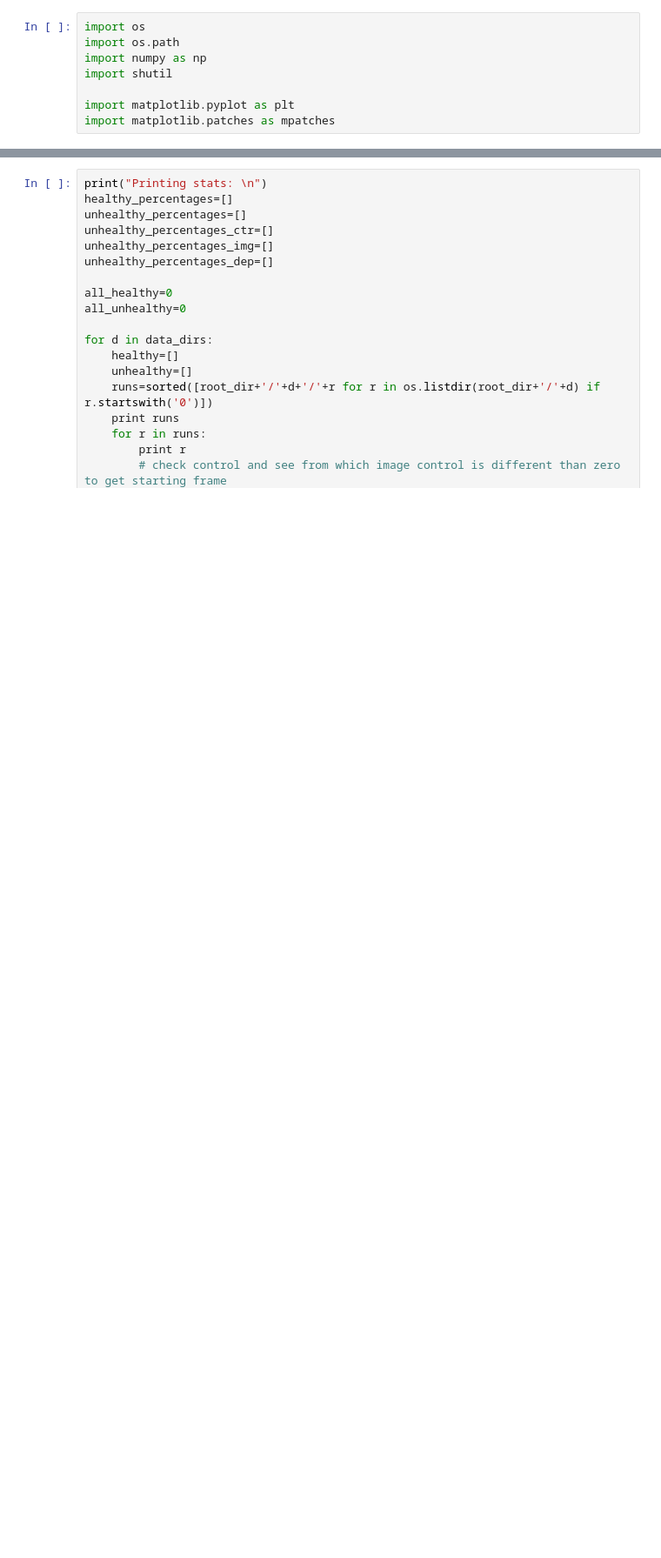
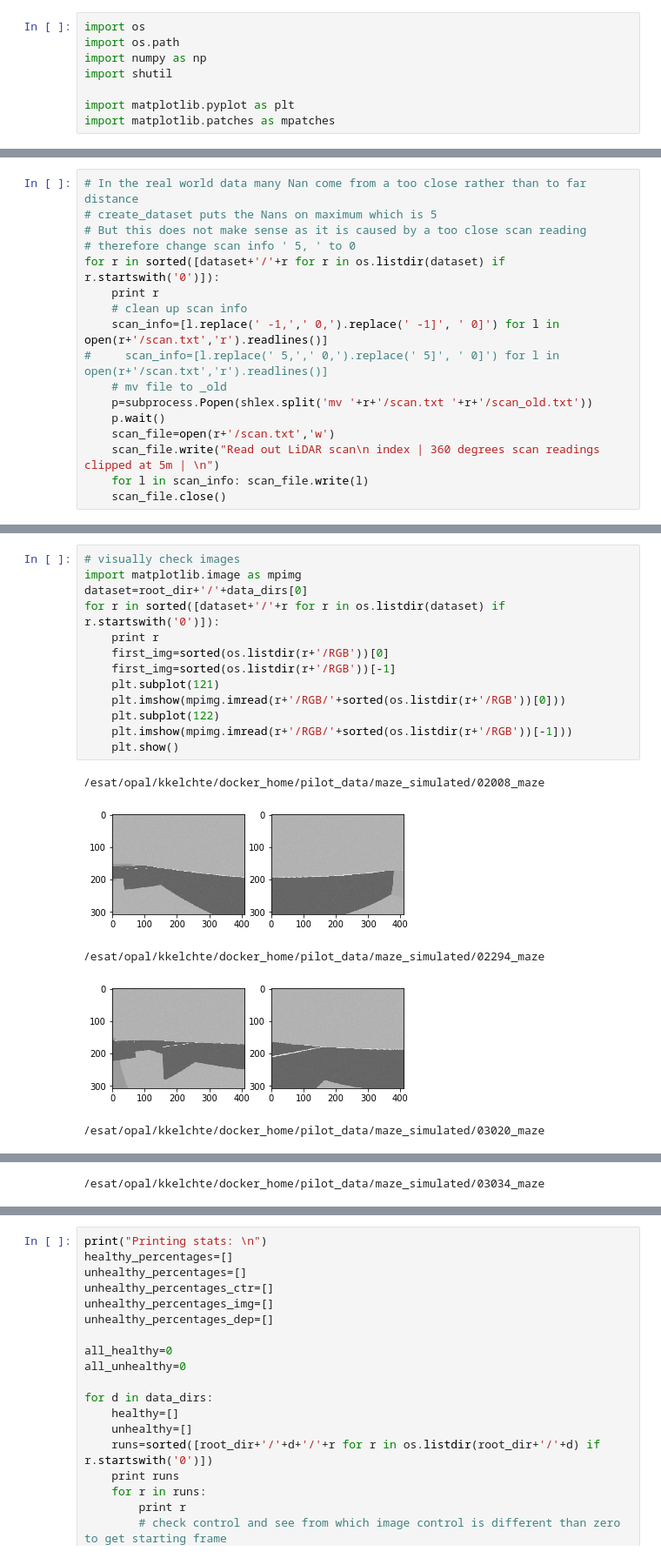
Before and after one commit to kkelchte/pilot, a Jupyter notebook: scripts/cleanup_dataset.ipynb, the cells around one changed output, grey strips where cells are left out. Shown at 87% size. Saved outputs shown, nothing was run; the diff lists cells and outputs as text; blank space fills up the shorter version.

```diff
--- a/scripts/cleanup_dataset.ipynb
+++ b/scripts/cleanup_dataset.ipynb
@@ -21,0 +187,17 @@ cleaning up 1 folders:
+# %%
+# In the real world data many Nan come from a too close rather than to far distance
+# create_dataset puts the Nans on maximum which is 5
+# But this does not make sense as it is caused by a too close scan reading
+# therefore change scan info ' 5, ' to 0
+for r in sorted([dataset+'/'+r for r in os.listdir(dataset) if r.startswith('0')]):
+    print r
+    # clean up scan info
+    scan_info=[l.replace(' -1,',' 0,').replace(' -1]', ' 0]') for l in open(r+'/scan.txt','r').readlines()]
+#     scan_info=[l.replace(' 5,',' 0,').replace(' 5]', ' 0]') for l in open(r+'/scan.txt','r').readlines()]
+    # mv file to _old
+    p=subprocess.Popen(shlex.split('mv '+r+'/scan.txt '+r+'/scan_old.txt'))
+    p.wait()
+    scan_file=open(r+'/scan.txt','w')
+    scan_file.write("Read out LiDAR scan\n index | 360 degrees scan readings clipped at 5m | \n")
+    for l in scan_info: scan_file.write(l)
+    scan_file.close()
@@ -21,0 +222,19 @@ cleaning up 1 folders:
+# %%
+# visually check images
+import matplotlib.image as mpimg
+dataset=root_dir+'/'+data_dirs[0]
+for r in sorted([dataset+'/'+r for r in os.listdir(dataset) if r.startswith('0')]):
+    print r
+    first_img=sorted(os.listdir(r+'/RGB'))[0]
+    first_img=sorted(os.listdir(r+'/RGB'))[-1]
+    plt.subplot(121)
+    plt.imshow(mpimg.imread(r+'/RGB/'+sorted(os.listdir(r+'/RGB'))[0]))
+    plt.subplot(122)
+    plt.imshow(mpimg.imread(r+'/RGB/'+sorted(os.listdir(r+'/RGB'))[-1]))
+    plt.show()
+# %% [output]
+/esat/opal/kkelchte/docker_home/pilot_data/maze_simulated/02008_maze
+[figure, added]
+/esat/opal/kkelchte/docker_home/pilot_data/maze_simulated/02294_maze
+[figure, added]
+/esat/opal/kkelchte/docker_home/pilot_data/maze_simulated/03020_maze
@@ -21,0 +242 @@ cleaning up 1 folders:
+/esat/opal/kkelchte/docker_home/pilot_data/maze_simulated/03034_maze
```
Also changed, not shown: parts of 12 cells of this notebook, 12 other files.
